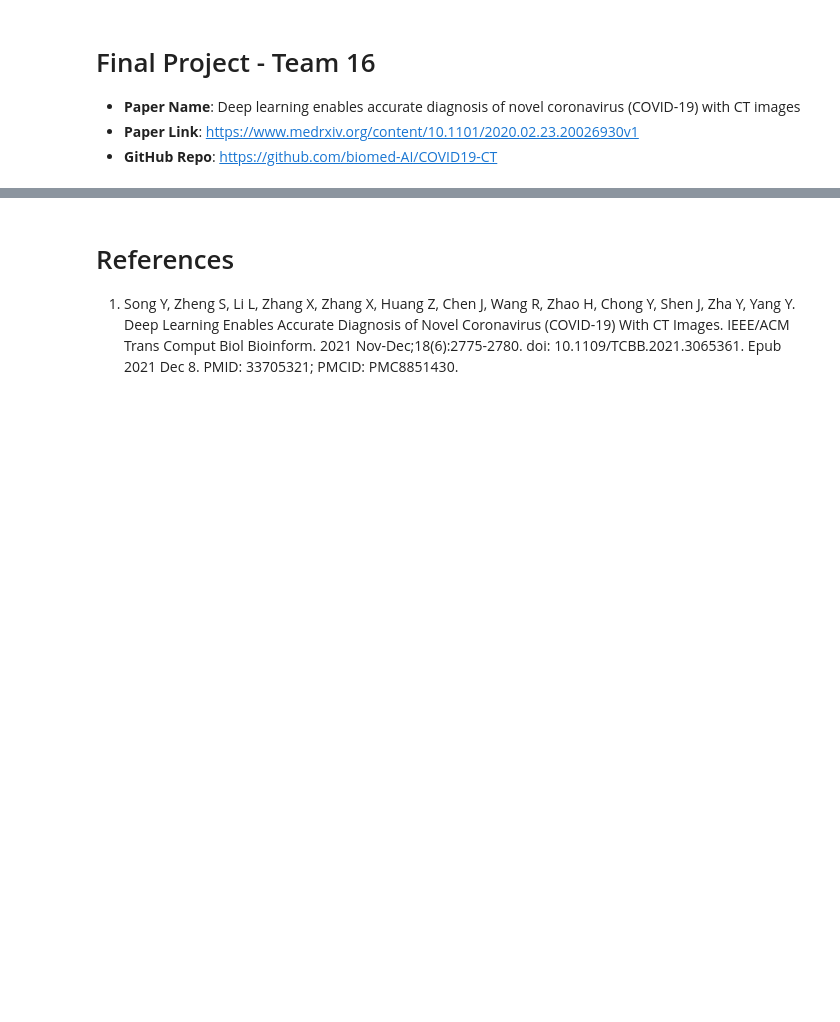
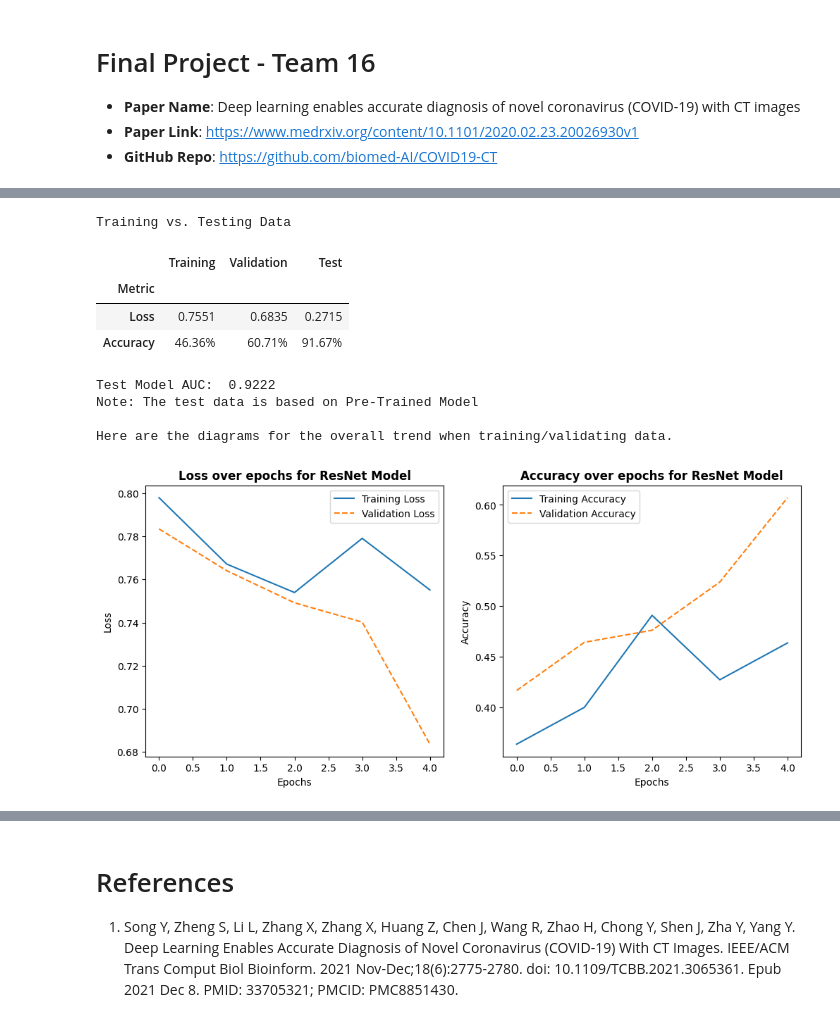
Before and after one commit to YuanlongZHANG96/COVID19-CT-Team_16, a Jupyter notebook: DL4H_Team_16.ipynb, the cells around one changed output, grey strips where cells are left out. Drawn from its saved outputs; the diff is of its cells as text; code cells hidden in the pictures; blank space fills up the shorter version.

```diff
--- a/DL4H_Team_16.ipynb
+++ b/DL4H_Team_16.ipynb
@@ -567,17 +306,0 @@ def initialize_training():
-# %%
-# Initialize
-if demo_mode == True:
-    END_EPOCH = 6
-else:
-    END_EPOCH = 500
-
-initialize_training()
-training_results = train(net=net,
-      batch_size=BATCH_SIZE,
-      proposal_num=PROPOSAL_NUM,
-      save_freq=SAVE_FREQ,
-      lr=LR,
-      wd=WD,
-      save_directory=save_dir,
-      resume_file=resume,
-      end_epoch=END_EPOCH)
@@ -744,0 +908,21 @@ you can read and plot it here like the Scope of Reproducibility
+# %%
+# Initialize training parameters based on the mode
+if demo_mode == True:
+    END_EPOCH = 6
+else:
+    END_EPOCH = 500
+
+# Initialize the training setup with RESNET_ON consideration
+initialize_training()  # Pass RESNET_ON if the function needs it
+
+# Start the training process
+training_results = train(net=net,
+             batch_size=BATCH_SIZE,
+             proposal_num=PROPOSAL_NUM,
+             save_freq=SAVE_FREQ,
+             lr=LR,
+             wd=WD,
+             save_directory=save_dir,
+             resume_file=resume,
+             end_epoch=END_EPOCH,
+             RESNET_ON=RESNET_ON)
@@ -744,0 +1131,18 @@ you can read and plot it here like the Scope of Reproducibility
+# %%
+summarize_results(training_results['train_losses'],
+                  training_results['test_losses'],
+                  training_results['train_accuracies'],
+                  training_results['test_accuracies'],
+                  test_results=test_results,
+                  display_mode=1)
+# %% [output]
+Training vs. Testing Data
+|  | Training | Validation | Test |
+| Metric |  |  |  |
+| Loss | 0.7551 | 0.6835 | 0.2715 |
+| Accuracy | 46.36% | 60.71% | 91.67% |
+Test Model AUC:  0.9222
+Note: The test data is based on Pre-Trained Model
+
+Here are the diagrams for the overall trend when training/validating data.
+[figure, added]
```
Also changed, not shown: parts of 83 cells of this notebook.
